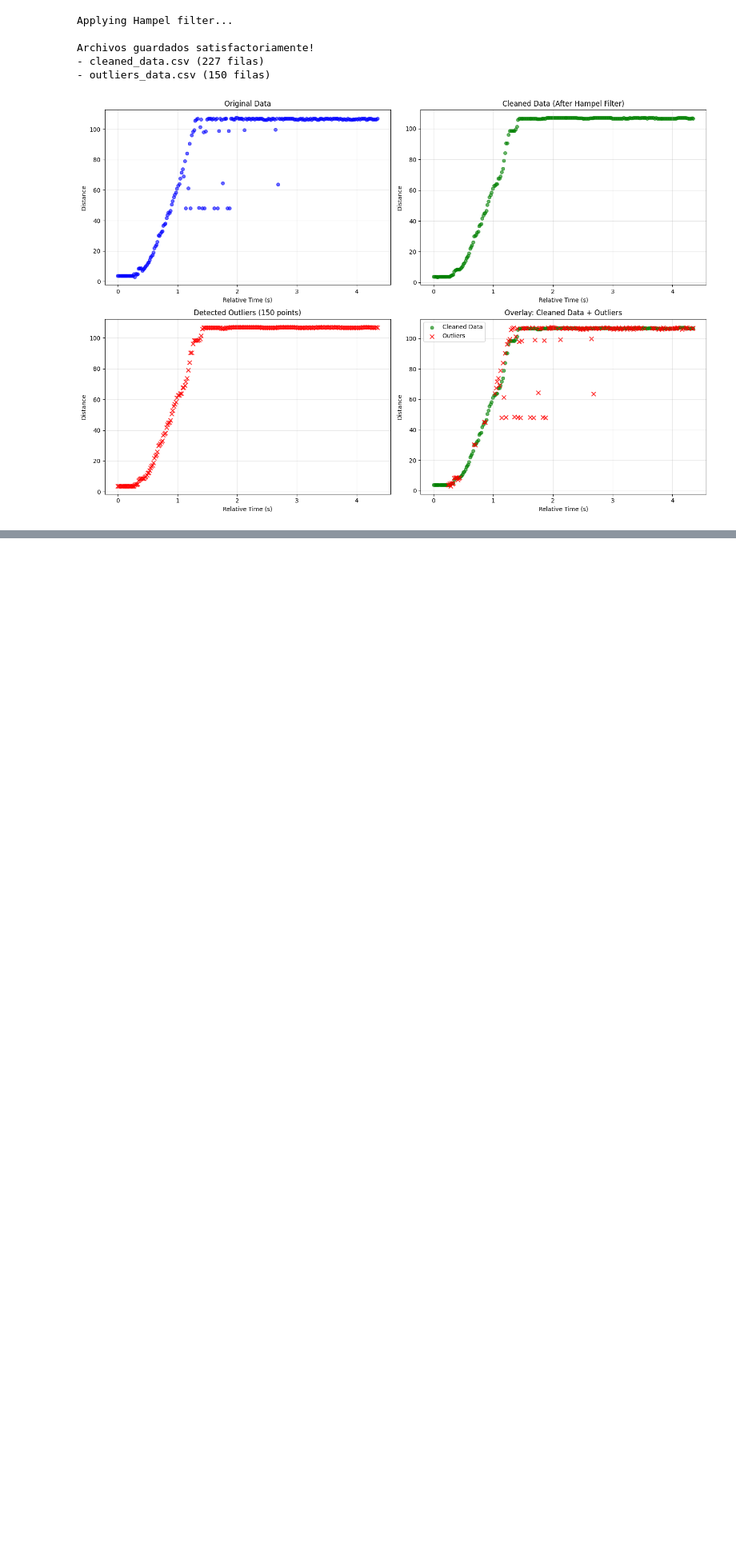
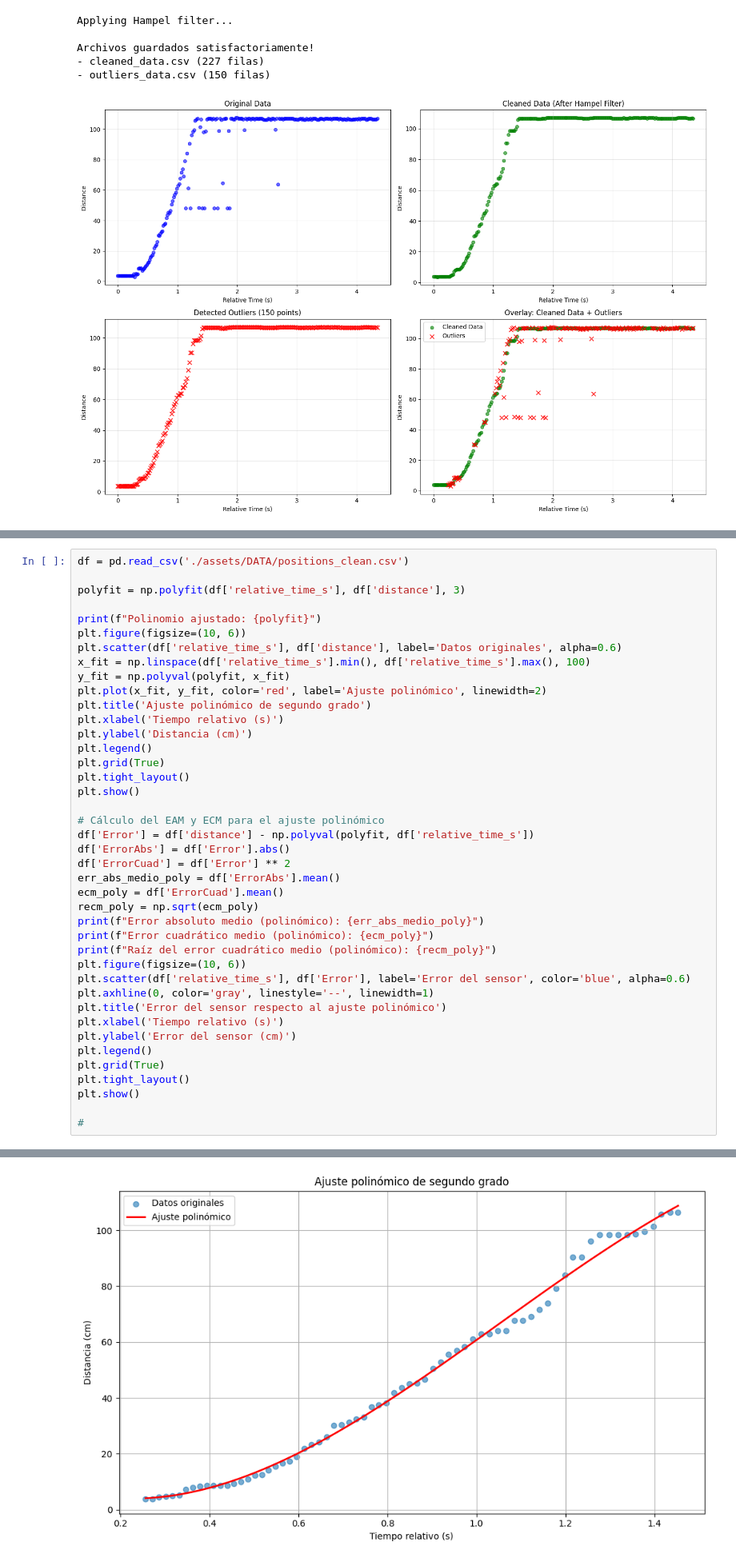
Before and after one commit to azapg/velocimetro-hc-sr04, a Jupyter notebook: velocimetro-hc-sr04.ipynb, the cells around one changed output, grey strips where cells are left out. Shown: that part at 80% size. Cells and saved outputs as stored; diff of their text form; blank space fills up the shorter version.

```diff
--- a/velocimetro-hc-sr04.ipynb
+++ b/velocimetro-hc-sr04.ipynb
@@ -260,0 +264,42 @@ Archivos guardados satisfactoriamente!
+# %%
+df = pd.read_csv('./assets/DATA/positions_clean.csv')
+
+polyfit = np.polyfit(df['relative_time_s'], df['distance'], 3)
+
+print(f"Polinomio ajustado: {polyfit}")
+plt.figure(figsize=(10, 6))
+plt.scatter(df['relative_time_s'], df['distance'], label='Datos originales', alpha=0.6)
+x_fit = np.linspace(df['relative_time_s'].min(), df['relative_time_s'].max(), 100)
+y_fit = np.polyval(polyfit, x_fit)
+plt.plot(x_fit, y_fit, color='red', label='Ajuste polinómico', linewidth=2)
+plt.title('Ajuste polinómico de segundo grado')
+plt.xlabel('Tiempo relativo (s)')
+plt.ylabel('Distancia (cm)')
+plt.legend()
+plt.grid(True)
+plt.tight_layout()
+plt.show()
+
+# Cálculo del EAM y ECM para el ajuste polinómico
+df['Error'] = df['distance'] - np.polyval(polyfit, df['relative_time_s'])
+df['ErrorAbs'] = df['Error'].abs()
+df['ErrorCuad'] = df['Error'] ** 2
+err_abs_medio_poly = df['ErrorAbs'].mean()
+ecm_poly = df['ErrorCuad'].mean()
+recm_poly = np.sqrt(ecm_poly)
+print(f"Error absoluto medio (polinómico): {err_abs_medio_poly}")
+print(f"Error cuadrático medio (polinómico): {ecm_poly}")
+print(f"Raíz del error cuadrático medio (polinómico): {recm_poly}")
+plt.figure(figsize=(10, 6))
+plt.scatter(df['relative_time_s'], df['Error'], label='Error del sensor', color='blue', alpha=0.6)
+plt.axhline(0, color='gray', linestyle='--', linewidth=1)
+plt.title('Error del sensor respecto al ajuste polinómico')
+plt.xlabel('Tiempo relativo (s)')
+plt.ylabel('Error del sensor (cm)')
+plt.legend()
+plt.grid(True)
+plt.tight_layout()
+plt.show()
+
+#
+# %% [output]
@@ -260,0 +307 @@ Archivos guardados satisfactoriamente!
+[figure, added]
```
Also changed, not shown: parts of 3 cells of this notebook, 4 other files.
